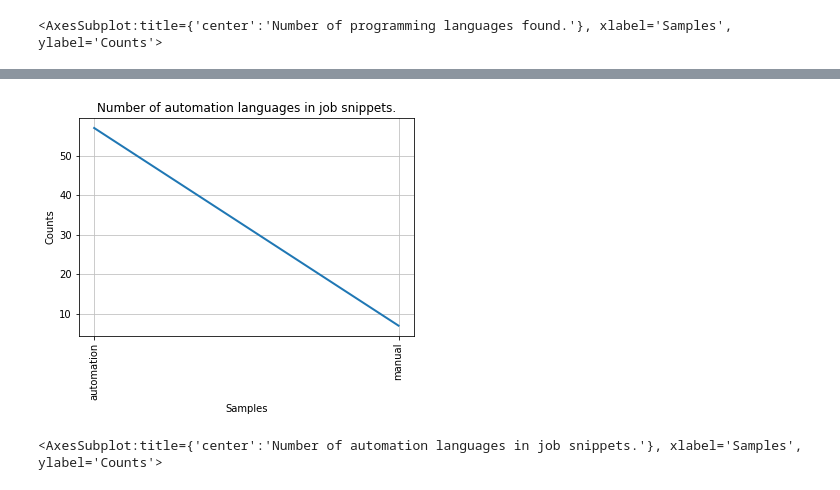
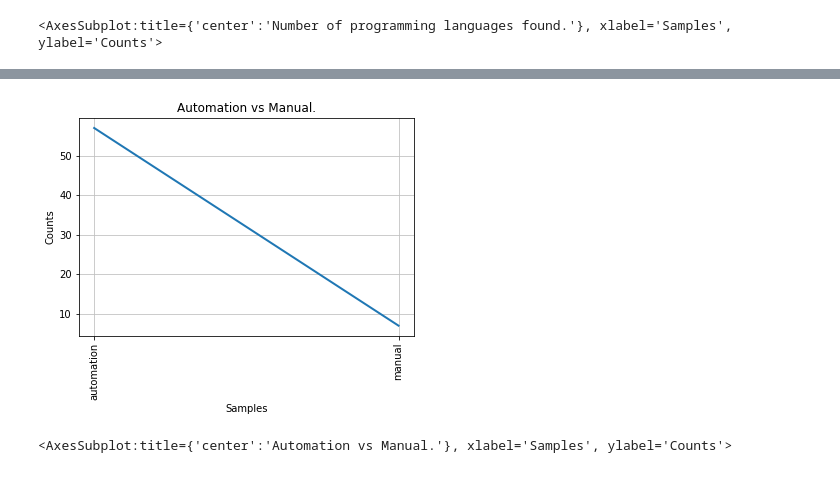
Before and after one commit to HedonisticOpportunist/Programming-with-Data, a Jupyter notebook: Data Programming Project.ipynb, the cells around one changed output, grey strips where cells are left out. Cells and saved outputs as stored; diff of their text form; code cells hidden in the pictures.

```diff
--- a/Data Programming Project.ipynb
+++ b/Data Programming Project.ipynb
@@ -798,33 +792,30 @@ number_of_programming_languages_in_snippets.plot(len(number_of_programming_langu
 # %%
 # function that checks whether a token contains a certain skill
 def find_freq_of_automation(tokens: List) -> List:
 
     # list containing QA skills
-    skills = ['automation', 'manual',
-                             'regression', 'code']
+    skills = ['automation', 'manual', 'regression', 'code']
 
     # empty found skills list
     found_skills = []
 
     # check whether token is equal to or contains one
     # of the programming languages above
     for token in tokens:
         for skill in skills:
             if token.lower() == skill or skill in token.lower():
 
                 # if token contains or is equal to a programming language, append it to the
                 # empty found languages list
                 found_skills.append(skill)
 
     return found_skills
 
 skills_within_titles = find_freq_of_automation(tokens)
-skills_within_snippets = find_freq_of_automation(job_tokens)
-
 
 # plot a frequency graph
 number_of_skills_in_titles = nltk.FreqDist(skills_within_titles)
-number_of_skills_in_titles.plot(len(number_of_skills_in_titles), cumulative=False, title="Number of automation languages in job snippets.")
+number_of_skills_in_titles.plot(len(number_of_skills_in_titles), cumulative=False, title="Automation vs Manual.")
 # %% [output]
-[figure, old version]
+[figure, new version]
-<AxesSubplot:title={'center':'Number of automation languages in job snippets.'}, xlabel='Samples', ylabel='Counts'>
+<AxesSubplot:title={'center':'Automation vs Manual.'}, xlabel='Samples', ylabel='Counts'>
```
Also changed, not shown: parts of 27 cells of this notebook.
